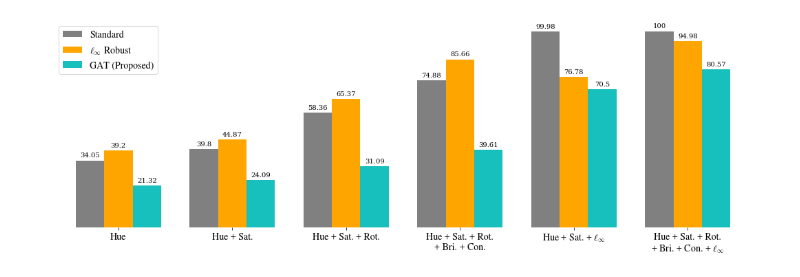
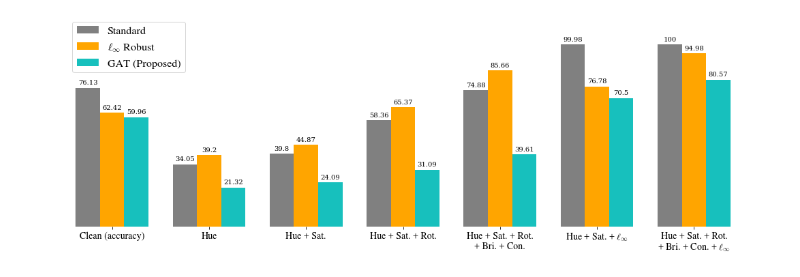
Before and after one commit to twweeb/composite-adv, a Jupyter notebook: paper_chart.ipynb, the cells around one changed output. Cells and saved outputs as stored; diff of their text form; code cells hidden in the pictures.

Commit message:
adjust figures

```diff
--- a/paper_chart.ipynb
+++ b/paper_chart.ipynb
@@ -1,20 +1,21 @@
 # %%
 import numpy as np
 import matplotlib.pyplot as plt
+import matplotlib.ticker as mtick
 import matplotlib.font_manager as fm
 from matplotlib import rcParams
 rcParams['font.family'] = 'serif'
 rcParams['mathtext.fontset'] = 'cm'
-myfont = fm.FontProperties(fname=r'/home/hsiung/labs/NimbusRomNo9L-Reg.otf', size=14) # Font Setting
+myfont = fm.FontProperties(fname=r'/home/hsiung/labs/NimbusRomNo9L-Reg.otf', size=16) # Font Setting
 # %%
-labels = ['Hue', 'Hue + Sat.',
+labels = ['Clean (accuracy)', 'Hue', 'Hue + Sat.',
           'Hue + Sat. + Rot.', 'Hue + Sat. + Rot.\n+ Bri. + Con.',
           'Hue + Sat. + $\ell_\infty$',
           'Hue + Sat. + Rot.\n+ Bri. + Con. + $\ell_\infty$']
 # font = {'family': 'Linux Libertine',}
-data = [[0.340470254,0.3979771137,0.5835544467,0.748771846,0.999842375,0.999973729],
-[0.391996682,0.448737681,0.653722942,0.8566256613,0.7678457052,0.9498269893],
-[0.2132230401,0.2409099936,0.3108612895,0.3961238265,0.7050170004,0.8056908399]]
+data = [[0.761299968, 0.340470254,0.3979771137,0.5835544467,0.748771846,0.999842375,0.999973729],
+[0.624239981,0.391996682,0.448737681,0.653722942,0.8566256613,0.7678457052,0.9498269893],
+[0.5996,0.2132230401,0.2409099936,0.3108612895,0.3961238265,0.7050170004,0.8056908399]]
 
 data = [[round(prec*100,2) for prec in item] for item in data]
 X = np.arange(len(labels))
@@ -25,32 +26,32 @@ stand_train = ax.bar(X - 0.25, data[0], color='gray', width=width, label='Standa
 lind_rob    = ax.bar(X, data[1], color='orange', width=width, label='$\ell_\infty$ Robust')
 gat         = ax.bar(X + 0.25, data[2], color='#17c0bd', width=width, label='GAT (Proposed)')
 
 # Add some text for labels, title and custom x-axis tick labels, etc.
 # ax.set_ylabel('Attack Success Rate', fontsize=14)
 # ax.set_title('Scores by group and gender')
 ax.set_xticks(X)
 ax.set_xticklabels(labels)
 plt.xticks(fontsize=14, fontproperties=myfont)
 plt.ticklabel_format(axis='y', useMathText=True)
 
-ax.legend(loc='best',bbox_to_anchor=(0.166,1), prop=myfont)
+ax.legend(loc='best',bbox_to_anchor=(0.205,1.1), prop=myfont)
 
 ax.get_yaxis().set_visible(False)
 # ax.get_xaxis().set_visible(False)
 ax.spines['top'].set_visible(False)
 ax.spines['right'].set_visible(False)
 ax.spines['bottom'].set_visible(False)
 ax.spines['left'].set_visible(False)
 
 plt.grid(False)
 
 ax.bar_label(stand_train, fmt='%g', padding=3)
 ax.bar_label(lind_rob, padding=3)
 ax.bar_label(gat, padding=3)
 
 fig.tight_layout()
 
 plt.savefig("images/header-chart.pdf")
 plt.show()
 # %% [output]
-[figure, old version]
+[figure, new version]
```
Also changed, not shown: parts of 1 cell of this notebook, 4 other files.
